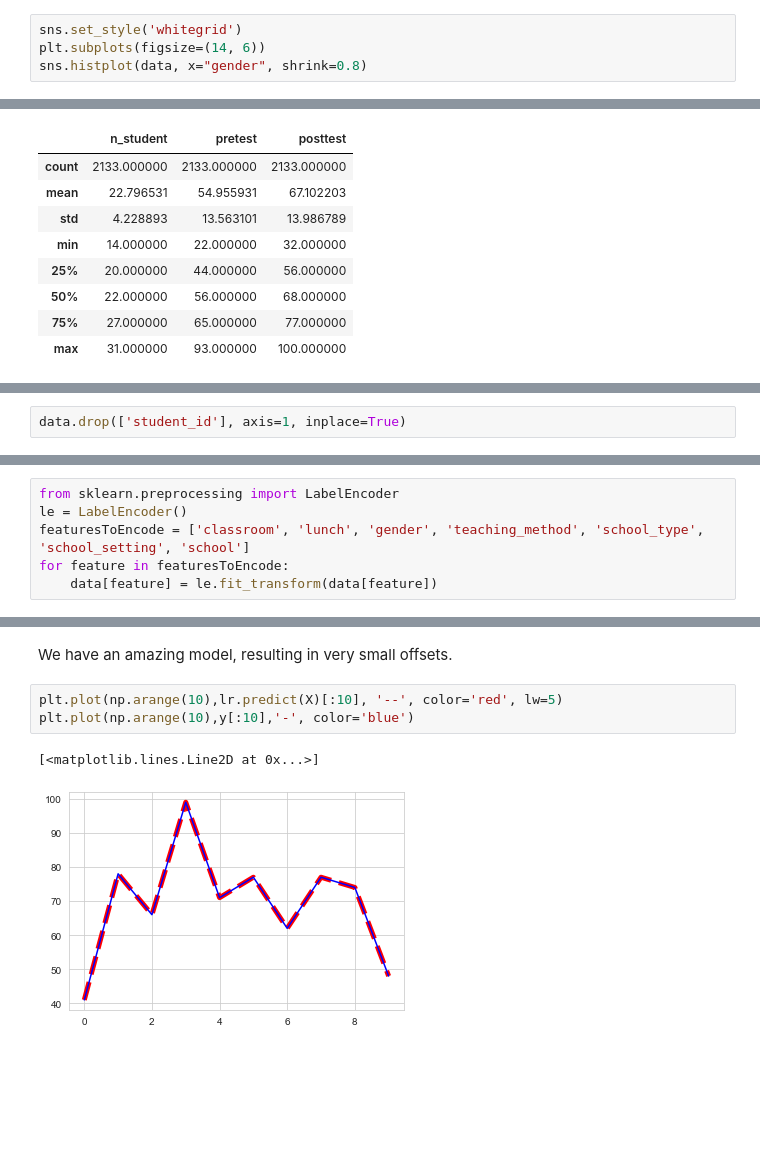
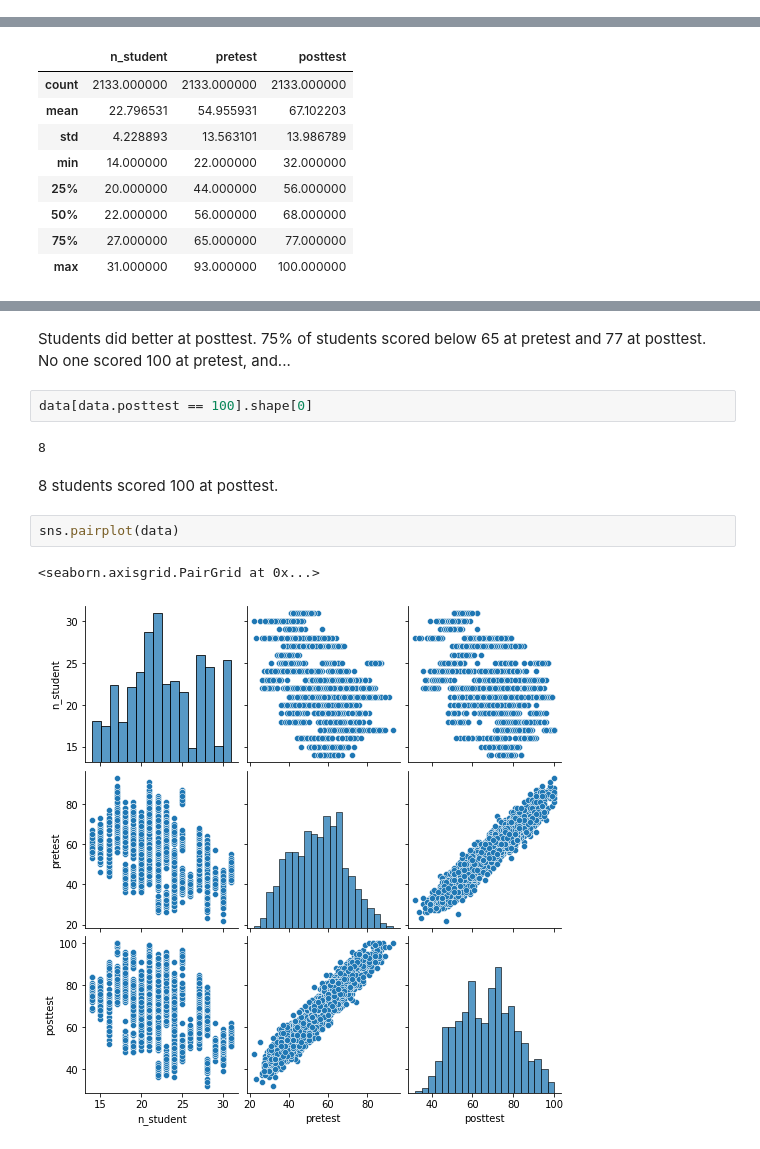
Before and after one commit to tolgarecep/test-scores, a Jupyter notebook: test-scores.ipynb, the cells around one changed output, grey strips where cells are left out. Saved outputs shown, nothing was run; the diff lists cells and outputs as text; blank space fills up the shorter version.

```diff
--- a/test-scores.ipynb
+++ b/test-scores.ipynb
@@ -47,4 +20,0 @@ array(['Qualifies for reduced/free lunch', 'Does not qualify'],
-# %%
-sns.set_style('whitegrid')
-plt.subplots(figsize=(14, 6))
-sns.histplot(data, x="gender", shrink=0.8)
@@ -198,2 +55,0 @@ As student_id is unique for every sample, it has no contribution for estimation
-# %%
-data.drop(['student_id'], axis=1, inplace=True)
@@ -202,6 +55,0 @@ Encoding categorical data, then one-hot-encoding and finally extracting data mat
-# %%
-from sklearn.preprocessing import LabelEncoder
-le = LabelEncoder()
-featuresToEncode = ['classroom', 'lunch', 'gender', 'teaching_method', 'school_type', 'school_setting', 'school']
-for feature in featuresToEncode:
-    data[feature] = le.fit_transform(data[feature])
@@ -254,8 +56,13 @@ mean_squared_error(lr.predict(X),y)
-# %% [markdown]
-We have an amazing model, resulting in very small offsets.
-# %%
-plt.plot(np.arange(10),lr.predict(X)[:10], '--', color='red', lw=5)
-plt.plot(np.arange(10),y[:10],'-', color='blue')
-# %% [output]
-[<matplotlib.lines.Line2D at 0x...>]
-[figure, removed]
+# %% [markdown]
+Students did better at posttest. 75% of students scored below 65 at pretest and 77 at posttest. No one scored 100 at pretest, and...
+# %%
+data[data.posttest == 100].shape[0]
+# %% [output]
+8
+# %% [markdown]
+8 students scored 100 at posttest.
+# %%
+sns.pairplot(data)
+# %% [output]
+<seaborn.axisgrid.PairGrid at 0x...>
+[figure, added]
```
Also changed, not shown: parts of 75 cells of this notebook.
